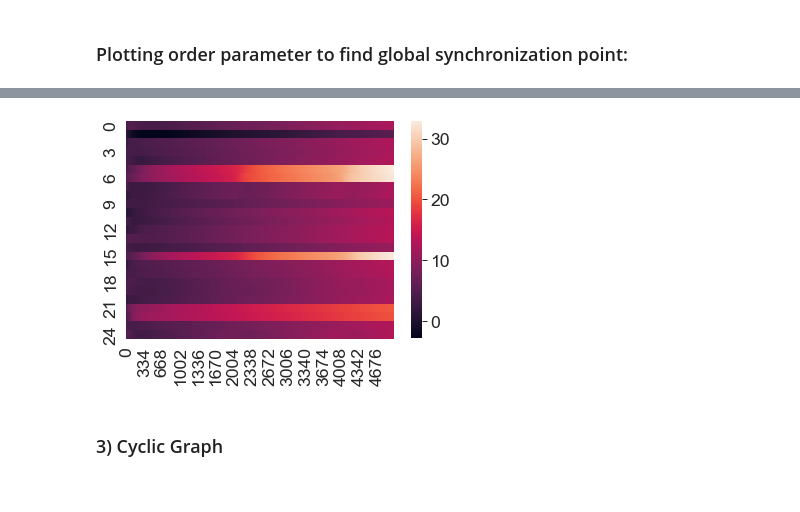
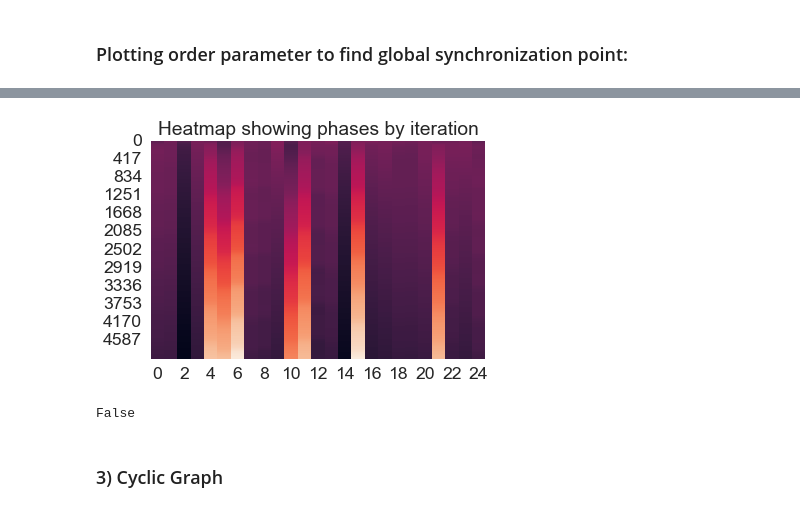
Before and after one commit to BryaneX455/reu2022, a Jupyter notebook: Kuramoto Model/kuramoto.ipynb, the cells around one changed output, grey strips where cells are left out. Cells and saved outputs as stored; diff of their text form; code cells hidden in the pictures.

Commit message:
kuramoto conct lemma

```diff
--- a/Kuramoto Model/kuramoto.ipynb
+++ b/Kuramoto Model/kuramoto.ipynb
@@ -145,7 +149,11 @@ plt.set_title('Watts–Strogatz (25, 3, 0.67)');
 # %%
-sns.heatmap(sim);
+plot_heatmap(sim);
 # %% [output]
-[figure, old version]
+[figure, new version]
+# %%
+Kuramoto.concentrated
+# %% [output]
+False
 # %% [markdown]
 ### 3) Cyclic Graph
 # %%
```
Also changed, not shown: parts of 8 cells of this notebook, 2 other files.
